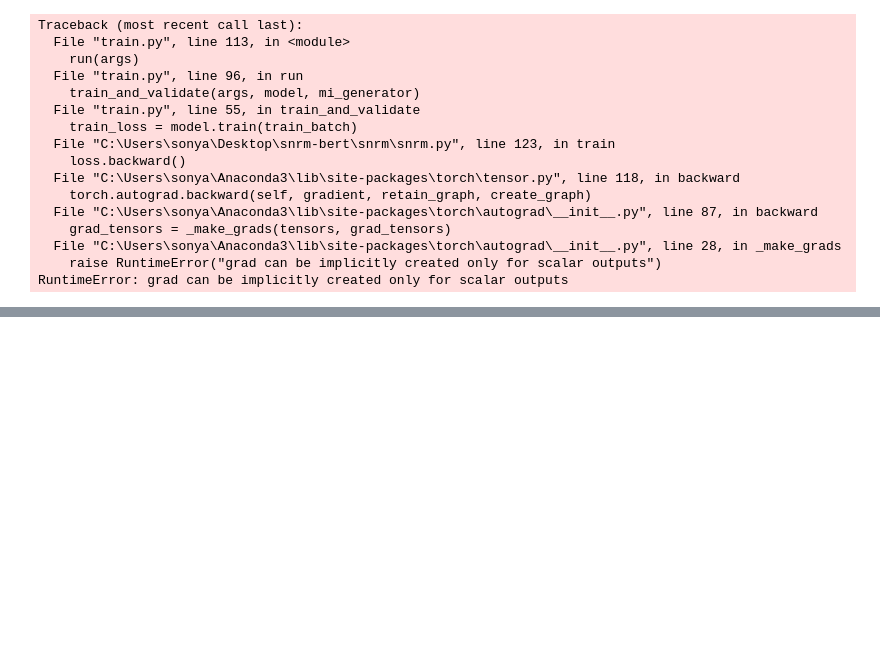
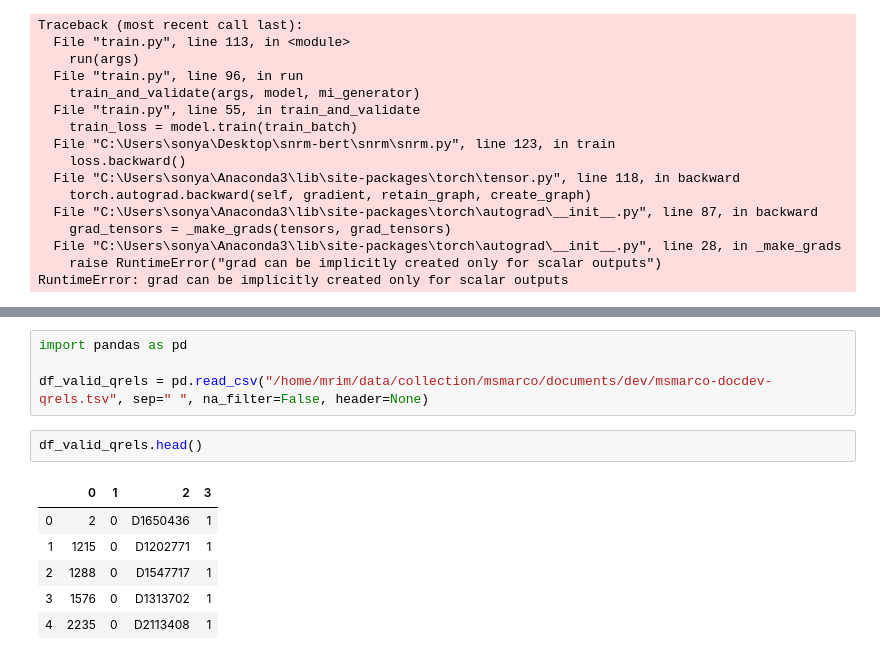
Before and after one commit to rodinasophie/snrm-bert, a Jupyter notebook: snrm-bert.ipynb, the cells around one changed output, grey strips where cells are left out. Saved outputs shown, nothing was run; the diff lists cells and outputs as text; blank space fills up the shorter version.

Commit message:
add msmarco

```diff
--- a/snrm-bert.ipynb
+++ b/snrm-bert.ipynb
@@ -44,0 +71,13 @@ RuntimeError: grad can be implicitly created only for scalar outputs
+# %%
+import pandas as pd
+
+df_valid_qrels = pd.read_csv("/home/mrim/data/collection/msmarco/documents/dev/msmarco-docdev-qrels.tsv", sep=" ", na_filter=False, header=None)
+# %%
+df_valid_qrels.head()
+# %% [output]
+|  | 0 | 1 | 2 | 3 |
+| 0 | 2 | 0 | D1650436 | 1 |
+| 1 | 1215 | 0 | D1202771 | 1 |
+| 2 | 1288 | 0 | D1547717 | 1 |
+| 3 | 1576 | 0 | D1313702 | 1 |
+| 4 | 2235 | 0 | D2113408 | 1 |
```
Also changed, not shown: parts of 10 cells of this notebook, 7 other files.
